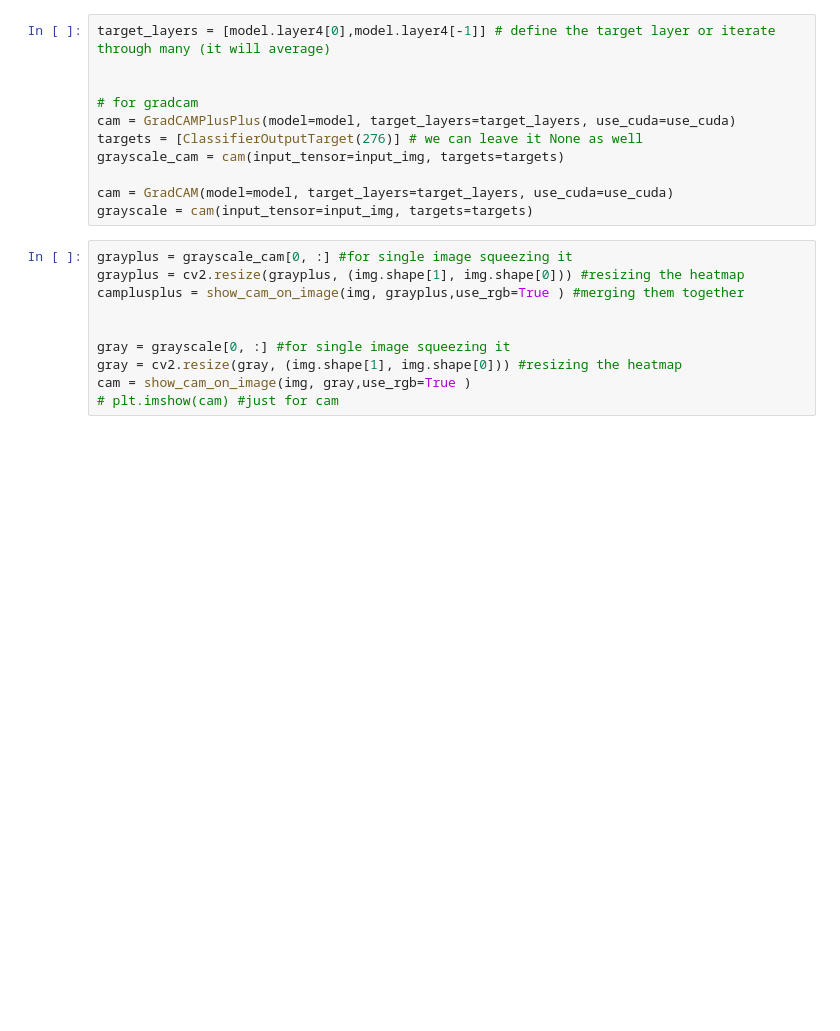
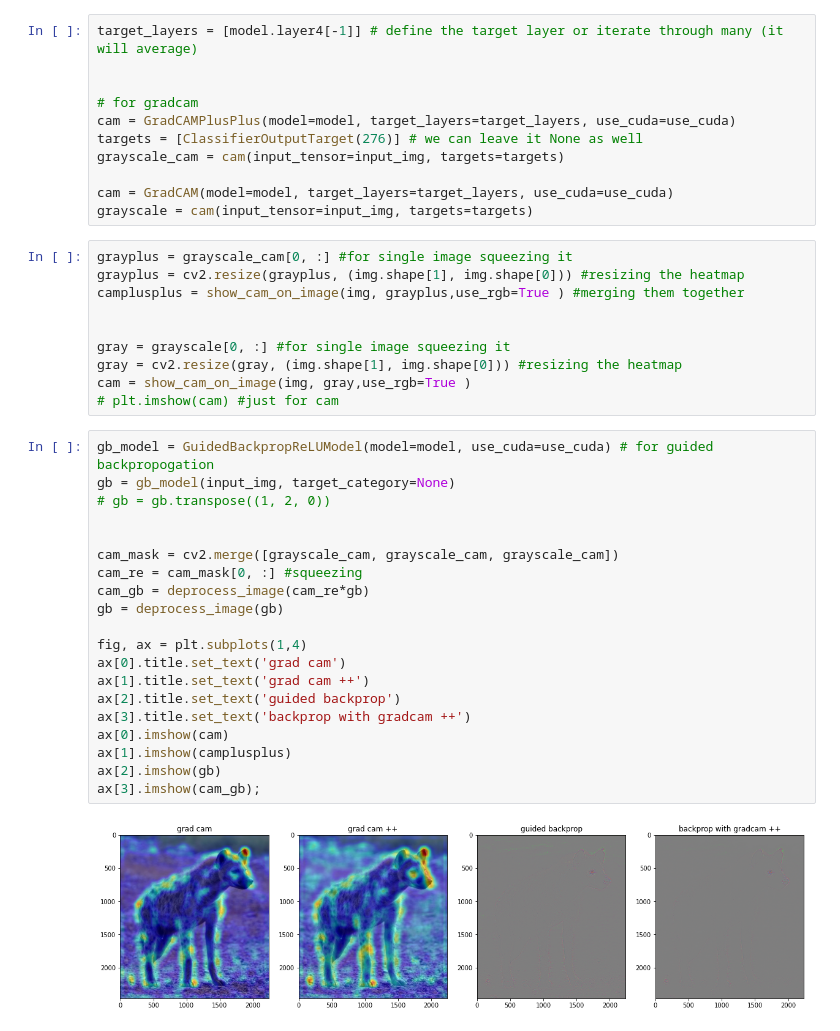
Before and after one commit to Rishsing73/deep-learning, a Jupyter notebook: gradcam_visualize_your_cnn.ipynb, the cells around one changed output. Saved outputs shown, nothing was run; the diff lists cells and outputs as text; blank space fills up the shorter version.

```diff
--- a/gradcam_visualize_your_cnn.ipynb
+++ b/gradcam_visualize_your_cnn.ipynb
@@ -87,7 +87,7 @@ input_img = preprocess_image(img)
 # %% [output]
 [figure]
 # %%
-target_layers = [model.layer4[0],model.layer4[-1]] # define the target layer or iterate through many (it will average)
+target_layers = [model.layer4[-1]] # define the target layer or iterate through many (it will average)
 
 
 # for gradcam
@@ -107,4 +107,26 @@ gray = grayscale[0, :] #for single image squeezing it
 gray = cv2.resize(gray, (img.shape[1], img.shape[0])) #resizing the heatmap
 cam = show_cam_on_image(img, gray,use_rgb=True )
 # plt.imshow(cam) #just for cam
+# %%
+gb_model = GuidedBackpropReLUModel(model=model, use_cuda=use_cuda) # for guided backpropogation
+gb = gb_model(input_img, target_category=None)
+# gb = gb.transpose((1, 2, 0))
+
+
+cam_mask = cv2.merge([grayscale_cam, grayscale_cam, grayscale_cam])
+cam_re = cam_mask[0, :] #squeezing
+cam_gb = deprocess_image(cam_re*gb)
+gb = deprocess_image(gb)
+
+fig, ax = plt.subplots(1,4)
+ax[0].title.set_text('grad cam')
+ax[1].title.set_text('grad cam ++')
+ax[2].title.set_text('guided backprop')
+ax[3].title.set_text('backprop with gradcam ++')
+ax[0].imshow(cam)
+ax[1].imshow(camplusplus)
+ax[2].imshow(gb)
+ax[3].imshow(cam_gb);
+# %% [output]
+[figure, added]
 # %%
```
Also changed, not shown: parts of 1 cell of this notebook.
